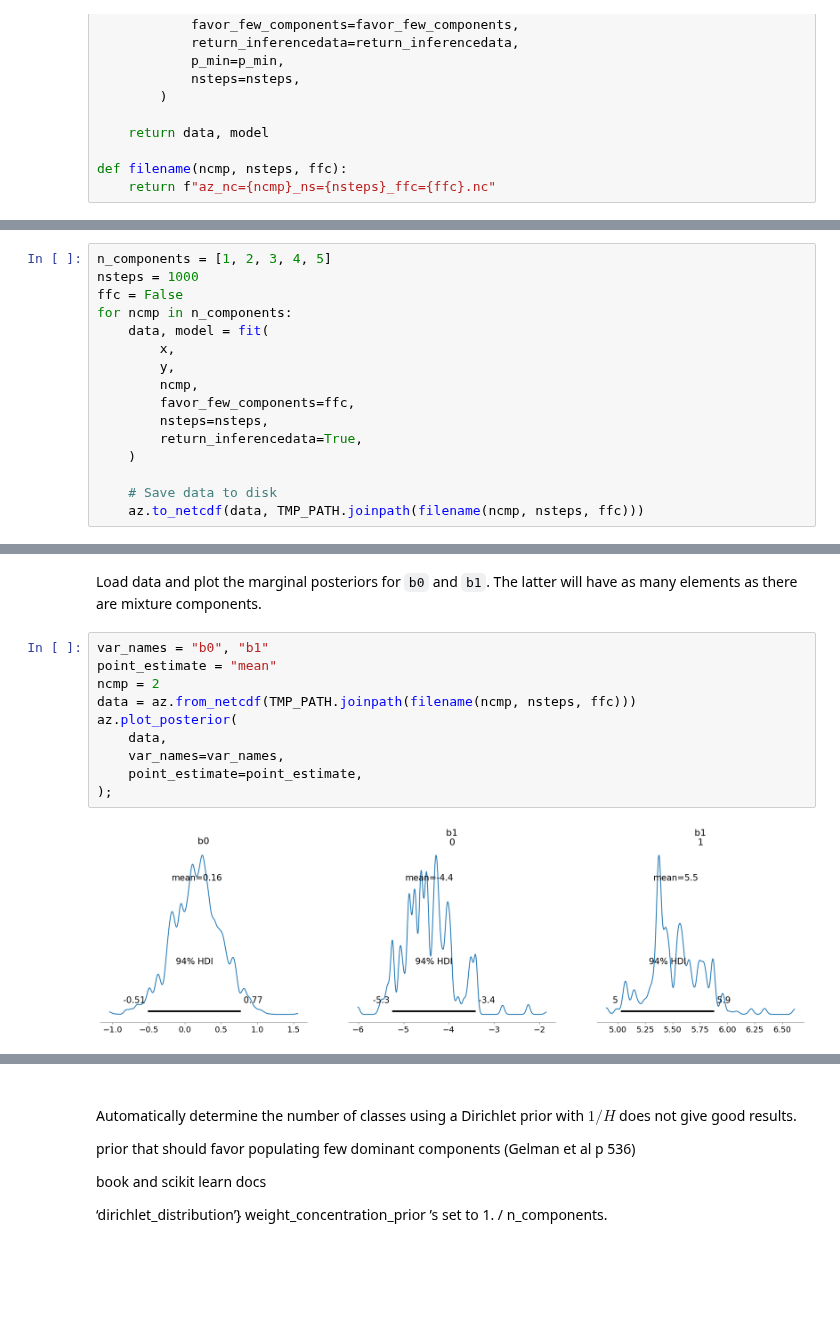
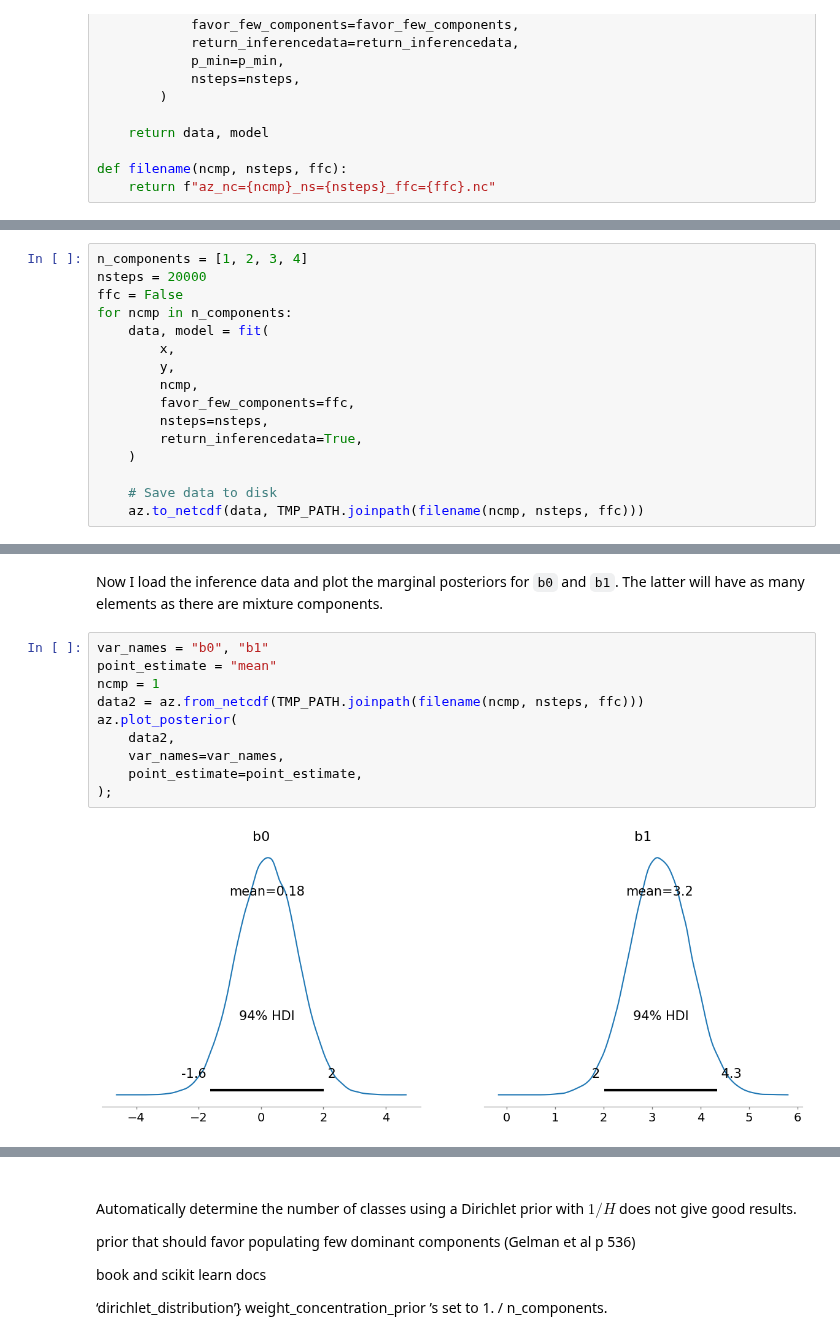
Before and after one commit to mrsonne/misc, a Jupyter notebook: regmix.ipynb, the cells around one changed output, grey strips where cells are left out. Saved outputs shown, nothing was run; the diff lists cells and outputs as text; blank space fills up the shorter version.

```diff
--- a/regmix.ipynb
+++ b/regmix.ipynb
@@ -516,6 +516,6 @@ With this we are ready to generate the inference data.
 # %%
-n_components = [1, 2, 3, 4, 5]
-nsteps = 1000
+n_components = [1, 2, 3, 4]
+nsteps = 20000
 ffc = False
 for ncmp in n_components:
     data, model = fit(
@@ -587,14 +574,14 @@ The estimated number of effective samples is smaller than 200 for some parameter
 # %% [markdown]
-Load data and plot the marginal posteriors for `b0` and `b1`. The latter will have as many elements as there are mixture components.
+Now I load the inference data and plot the marginal posteriors for `b0` and `b1`. The latter will have as many elements as there are mixture components.
 # %%
 var_names = "b0", "b1"
 point_estimate = "mean"
-ncmp = 2
-data = az.from_netcdf(TMP_PATH.joinpath(filename(ncmp, nsteps, ffc)))
+ncmp = 1
+data2 = az.from_netcdf(TMP_PATH.joinpath(filename(ncmp, nsteps, ffc)))
 az.plot_posterior(
-    data,
+    data2,
     var_names=var_names,
     point_estimate=point_estimate,
 );
 # %% [output]
-[figure, old version]
+[figure, new version]
```
Also changed, not shown: parts of 8 cells of this notebook.
